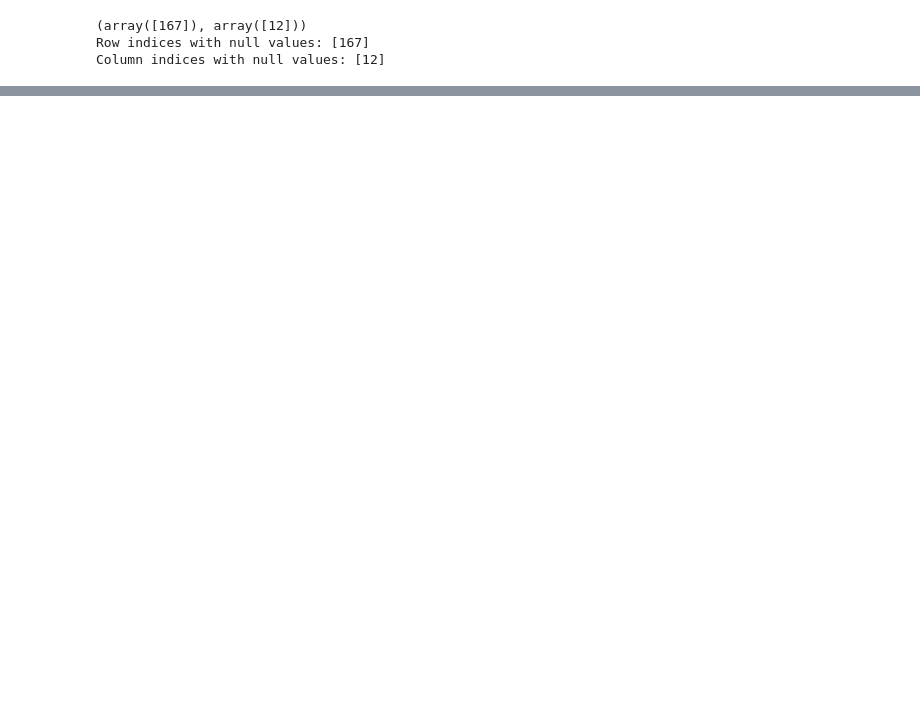
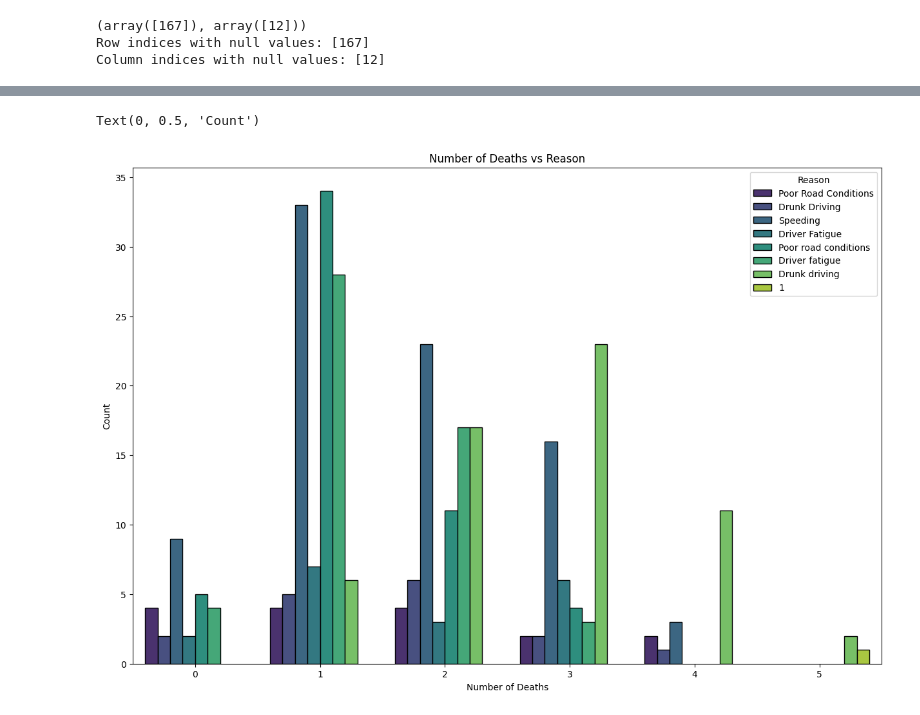
Before and after one commit to 22104071/GS_071, a Jupyter notebook: Traffic.ipynb, the cells around one changed output, grey strips where cells are left out. Cells and saved outputs as stored; diff of their text form; code cells hidden in the pictures; blank space fills up the shorter version.

```diff
--- a/Traffic.ipynb
+++ b/Traffic.ipynb
@@ -165,0 +190,14 @@ Column indices with null values: [12]
+# %%
+import matplotlib.pyplot as plt
+import seaborn as sns
+
+# Assuming you have a DataFrame called 'df' with a column 'Number_of_Deaths'
+groupby='Road_Type'
+plt.figure(figsize=(15,10))
+sns.countplot(x='Number_of_Deaths', data=df, hue='Reason', palette='viridis', edgecolor='black')
+plt.title('Number of Deaths vs Reason')
+plt.xlabel('Number of Deaths')
+plt.ylabel('Count')
+# %% [output]
+Text(0, 0.5, 'Count')
+[figure, added]
```
Also changed, not shown: parts of 8 cells of this notebook.
